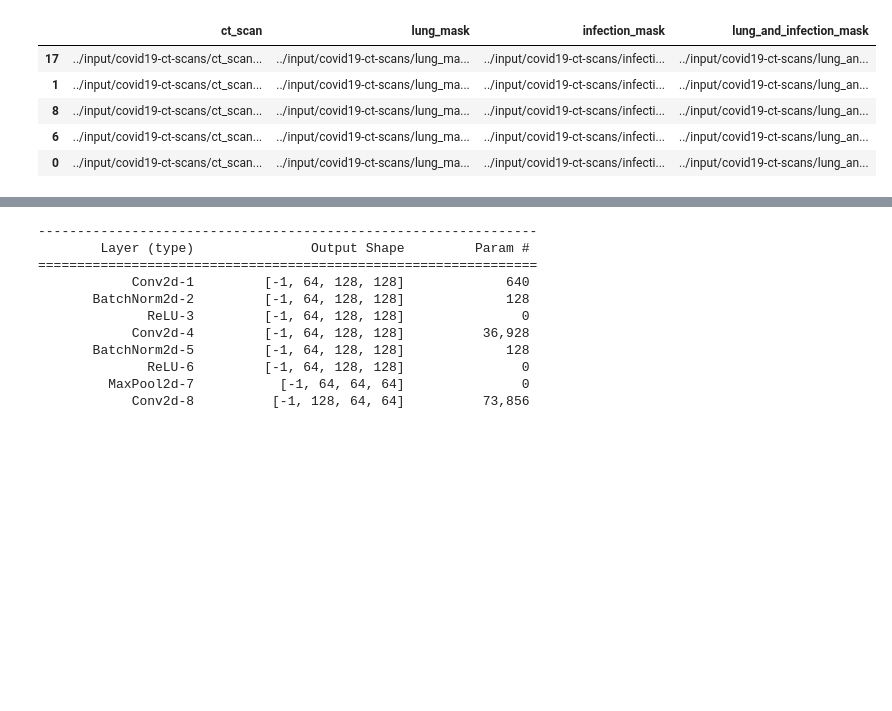
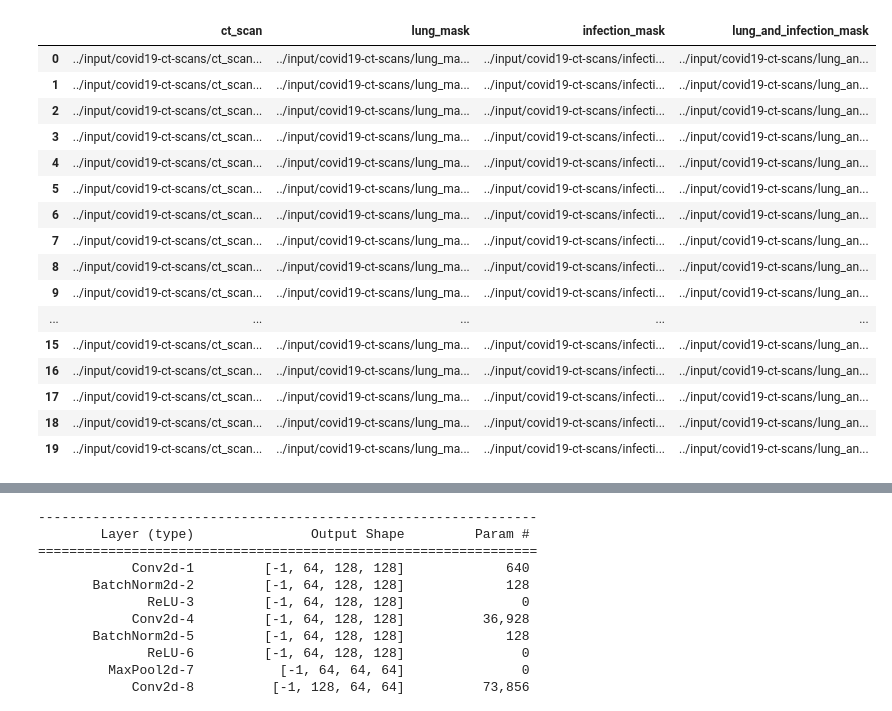
Before and after one commit to alecbidaran/Chest-CTs-image-segmentation-with-UNET, a Jupyter notebook: medical_segmentation_pytorch.ipynb, the cells around one changed output, grey strips where cells are left out. Saved outputs shown, nothing was run; the diff lists cells and outputs as text; code cells hidden in the pictures; blank space fills up the shorter version.

```diff
--- a/medical_segmentation_pytorch.ipynb
+++ b/medical_segmentation_pytorch.ipynb
@@ -55,14 +71,26 @@ def read_ct(path):
   array=np.rot90(np.array(array,dtype=np.float32))
   return array
 # %%
-pd.read_csv("metadata.csv").sample(5)
+data=pd.read_csv("metadata.csv")
+data
 # %% [output]
 |  | ct_scan | lung_mask | infection_mask | lung_and_infection_mask |
+| 0 | ../input/covid19-ct-scans/ct_scan... | ../input/covid19-ct-scans/lung_ma... | ../input/covid19-ct-scans/infecti... | ../input/covid19-ct-scans/lung_an... |
+| 1 | ../input/covid19-ct-scans/ct_scan... | ../input/covid19-ct-scans/lung_ma... | ../input/covid19-ct-scans/infecti... | ../input/covid19-ct-scans/lung_an... |
+| 2 | ../input/covid19-ct-scans/ct_scan... | ../input/covid19-ct-scans/lung_ma... | ../input/covid19-ct-scans/infecti... | ../input/covid19-ct-scans/lung_an... |
+| 3 | ../input/covid19-ct-scans/ct_scan... | ../input/covid19-ct-scans/lung_ma... | ../input/covid19-ct-scans/infecti... | ../input/covid19-ct-scans/lung_an... |
+| 4 | ../input/covid19-ct-scans/ct_scan... | ../input/covid19-ct-scans/lung_ma... | ../input/covid19-ct-scans/infecti... | ../input/covid19-ct-scans/lung_an... |
+| 5 | ../input/covid19-ct-scans/ct_scan... | ../input/covid19-ct-scans/lung_ma... | ../input/covid19-ct-scans/infecti... | ../input/covid19-ct-scans/lung_an... |
+| 6 | ../input/covid19-ct-scans/ct_scan... | ../input/covid19-ct-scans/lung_ma... | ../input/covid19-ct-scans/infecti... | ../input/covid19-ct-scans/lung_an... |
+| 7 | ../input/covid19-ct-scans/ct_scan... | ../input/covid19-ct-scans/lung_ma... | ../input/covid19-ct-scans/infecti... | ../input/covid19-ct-scans/lung_an... |
+| 8 | ../input/covid19-ct-scans/ct_scan... | ../input/covid19-ct-scans/lung_ma... | ../input/covid19-ct-scans/infecti... | ../input/covid19-ct-scans/lung_an... |
+| 9 | ../input/covid19-ct-scans/ct_scan... | ../input/covid19-ct-scans/lung_ma... | ../input/covid19-ct-scans/infecti... | ../input/covid19-ct-scans/lung_an... |
+| ... | ... | ... | ... | ... |
+| 15 | ../input/covid19-ct-scans/ct_scan... | ../input/covid19-ct-scans/lung_ma... | ../input/covid19-ct-scans/infecti... | ../input/covid19-ct-scans/lung_an... |
+| 16 | ../input/covid19-ct-scans/ct_scan... | ../input/covid19-ct-scans/lung_ma... | ../input/covid19-ct-scans/infecti... | ../input/covid19-ct-scans/lung_an... |
 | 17 | ../input/covid19-ct-scans/ct_scan... | ../input/covid19-ct-scans/lung_ma... | ../input/covid19-ct-scans/infecti... | ../input/covid19-ct-scans/lung_an... |
-| 1 | ../input/covid19-ct-scans/ct_scan... | ../input/covid19-ct-scans/lung_ma... | ../input/covid19-ct-scans/infecti... | ../input/covid19-ct-scans/lung_an... |
-| 8 | ../input/covid19-ct-scans/ct_scan... | ../input/covid19-ct-scans/lung_ma... | ../input/covid19-ct-scans/infecti... | ../input/covid19-ct-scans/lung_an... |
-| 6 | ../input/covid19-ct-scans/ct_scan... | ../input/covid19-ct-scans/lung_ma... | ../input/covid19-ct-scans/infecti... | ../input/covid19-ct-scans/lung_an... |
-| 0 | ../input/covid19-ct-scans/ct_scan... | ../input/covid19-ct-scans/lung_ma... | ../input/covid19-ct-scans/infecti... | ../input/covid19-ct-scans/lung_an... |
+| 18 | ../input/covid19-ct-scans/ct_scan... | ../input/covid19-ct-scans/lung_ma... | ../input/covid19-ct-scans/infecti... | ../input/covid19-ct-scans/lung_an... |
+| 19 | ../input/covid19-ct-scans/ct_scan... | ../input/covid19-ct-scans/lung_ma... | ../input/covid19-ct-scans/infecti... | ../input/covid19-ct-scans/lung_an... |
 # %%
 CT_scans=Glob("ct_scans/")
 Mask_scan=Glob("infection_mask/")
```
Also changed, not shown: parts of 27 cells of this notebook.
